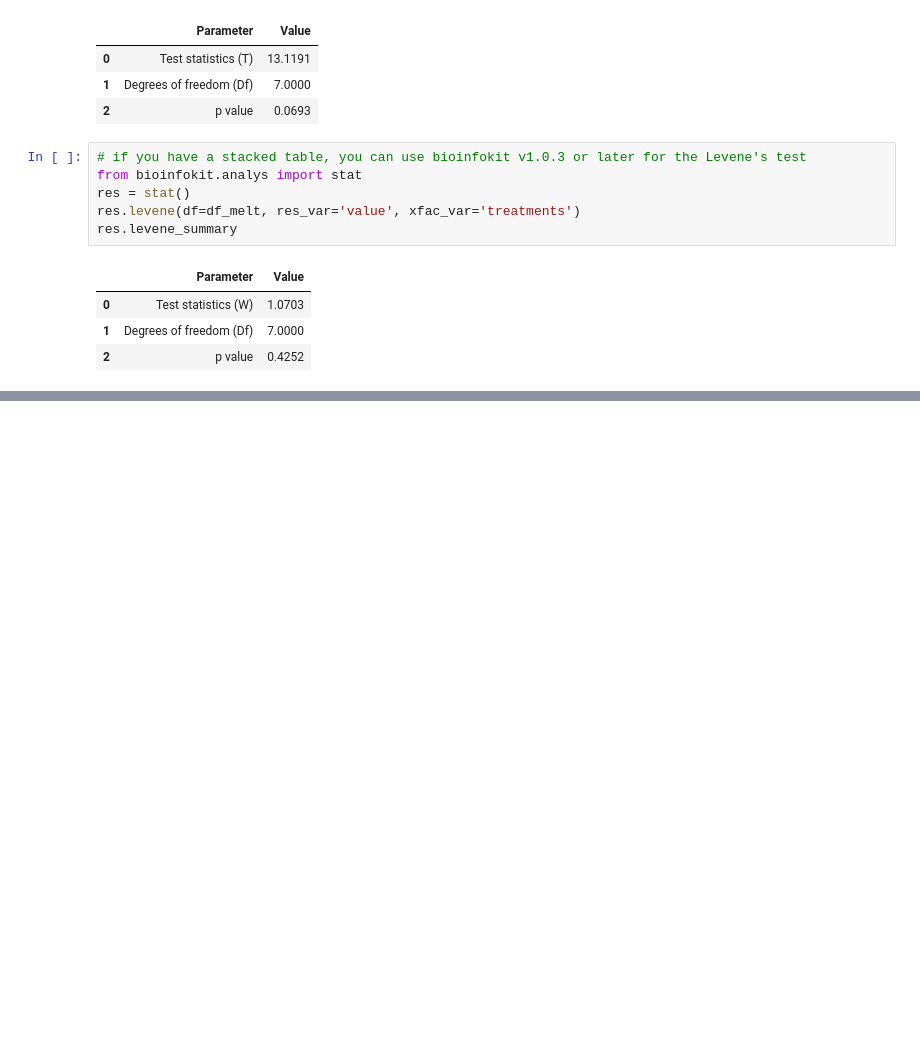
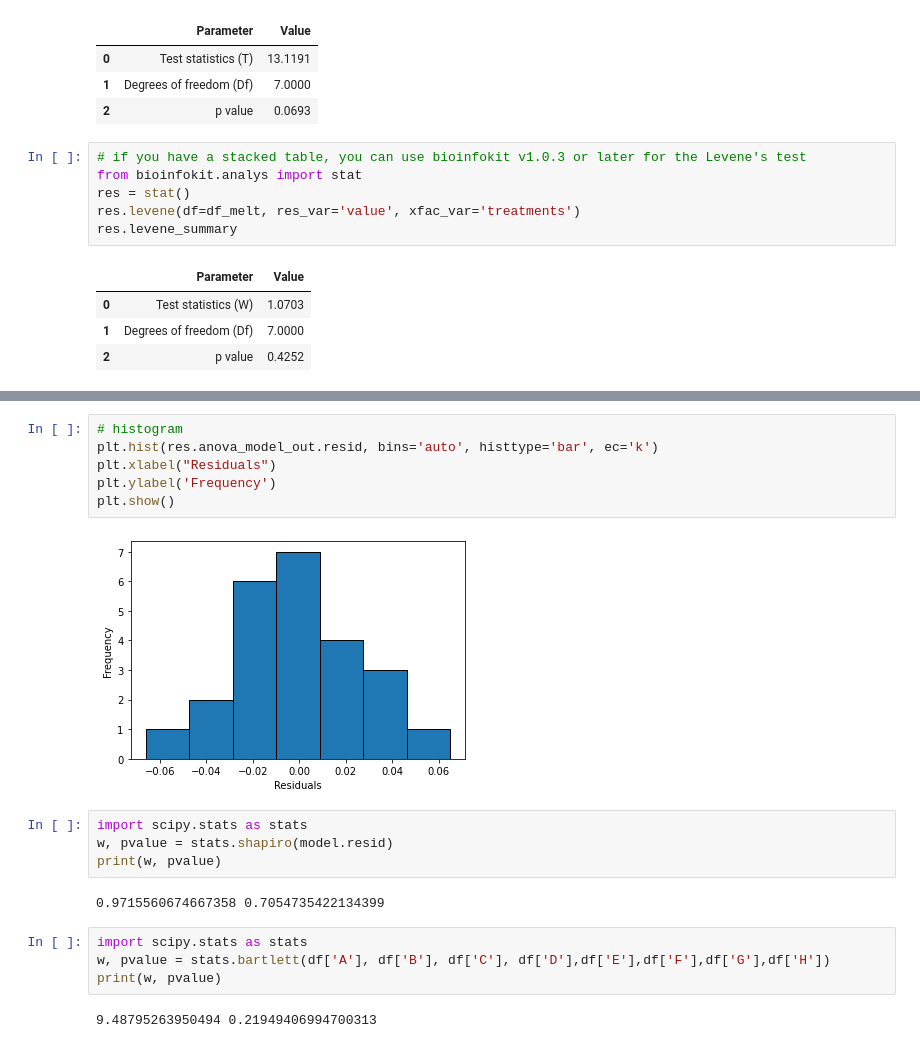
Before and after one commit to rman1061/Avocado, a Jupyter notebook: Copy_of_Statistical_Analysis.ipynb, the cells around one changed output, grey strips where cells are left out. Cells and saved outputs as stored; diff of their text form; blank space fills up the shorter version.

```diff
--- a/Copy_of_Statistical_Analysis.ipynb
+++ b/Copy_of_Statistical_Analysis.ipynb
@@ -1788,0 +1891,20 @@ res.levene_summary
+# %%
+# histogram
+plt.hist(res.anova_model_out.resid, bins='auto', histtype='bar', ec='k')
+plt.xlabel("Residuals")
+plt.ylabel('Frequency')
+plt.show()
+# %% [output]
+[figure, added]
+# %%
+import scipy.stats as stats
+w, pvalue = stats.shapiro(model.resid)
+print(w, pvalue)
+# %% [output]
+0.9715560674667358 0.7054735422134399
+# %%
+import scipy.stats as stats
+w, pvalue = stats.bartlett(df['A'], df['B'], df['C'], df['D'],df['E'],df['F'],df['G'],df['H'])
+print(w, pvalue)
+# %% [output]
+9.48795263950494 0.21949406994700313
```
Also changed, not shown: parts of 10 cells of this notebook.
